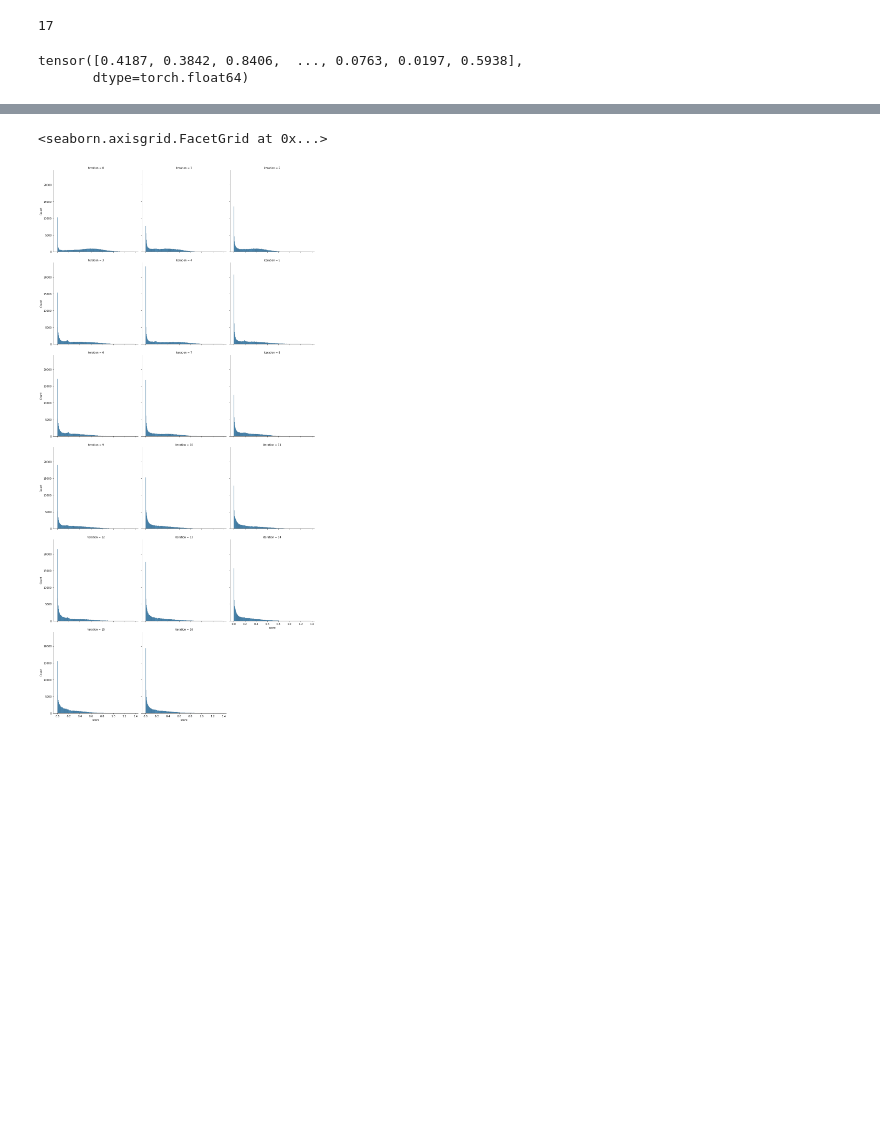
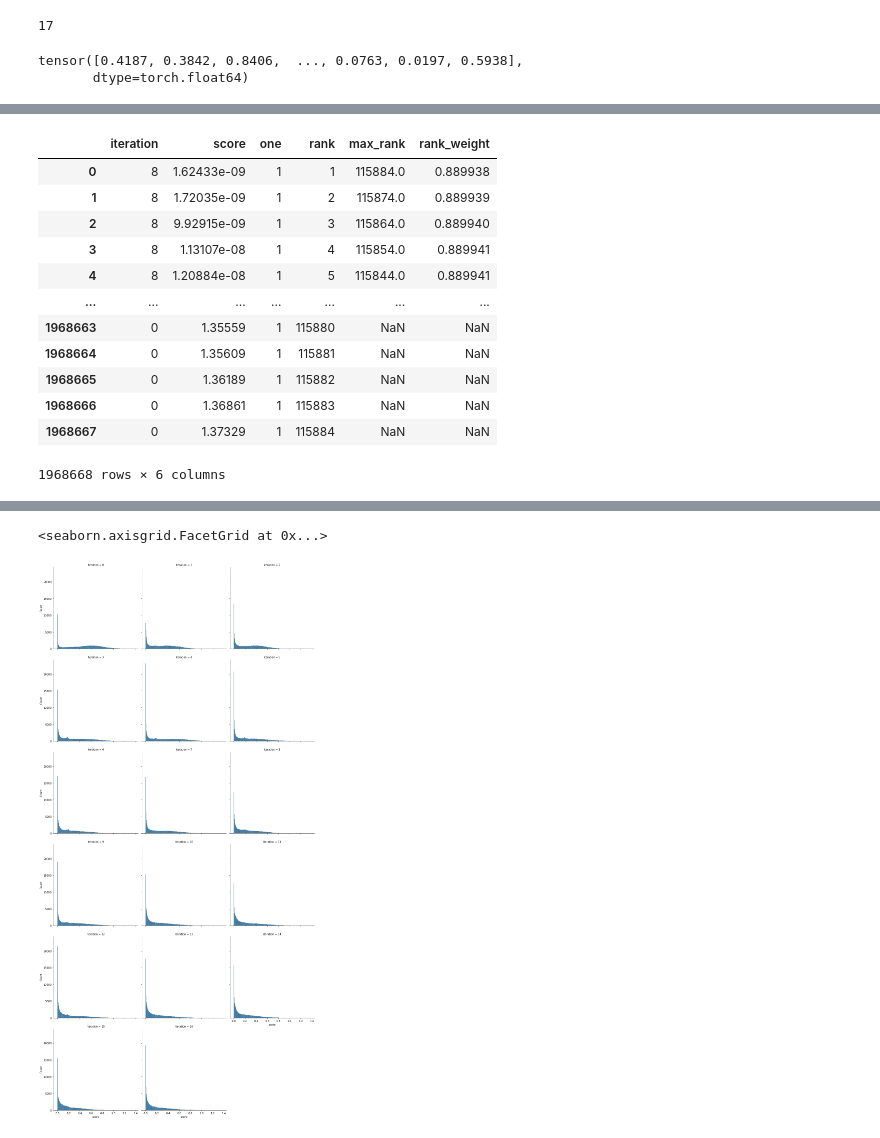
Before and after one commit to BlackHC/active_learning_redux, a Jupyter notebook: C_examine_AL_bald_scores.ipynb, the cells around one changed output, grey strips where cells are left out. Drawn from its saved outputs; the diff is of its cells as text; code cells hidden in the pictures; blank space fills up the shorter version.

```diff
--- a/C_examine_AL_bald_scores.ipynb
+++ b/C_examine_AL_bald_scores.ipynb
@@ -47,2 +79,18 @@ df_sorted["one"] = 1
 # %%
 df_sorted["rank"] = df_sorted.groupby("iteration")["one"].cumsum()
+df_sorted["max_rank"] = df_sorted.groupby("iteration")["rank"].count()
+df_sorted
+# %% [output]
+|  | iteration | score | one | rank | max_rank | rank_weight |
+| 0 | 8 | 1.62433e-09 | 1 | 1 | 115884.0 | 0.889938 |
+| 1 | 8 | 1.72035e-09 | 1 | 2 | 115874.0 | 0.889939 |
+| 2 | 8 | 9.92915e-09 | 1 | 3 | 115864.0 | 0.889940 |
+| 3 | 8 | 1.13107e-08 | 1 | 4 | 115854.0 | 0.889941 |
+| 4 | 8 | 1.20884e-08 | 1 | 5 | 115844.0 | 0.889941 |
+| ... | ... | ... | ... | ... | ... | ... |
+| 1968663 | 0 | 1.35559 | 1 | 115880 | NaN | NaN |
+| 1968664 | 0 | 1.35609 | 1 | 115881 | NaN | NaN |
+| 1968665 | 0 | 1.36189 | 1 | 115882 | NaN | NaN |
+| 1968666 | 0 | 1.36861 | 1 | 115883 | NaN | NaN |
+| 1968667 | 0 | 1.37329 | 1 | 115884 | NaN | NaN |
+1968668 rows × 6 columns
```
Also changed, not shown: parts of 9 cells of this notebook, 21 other files.
